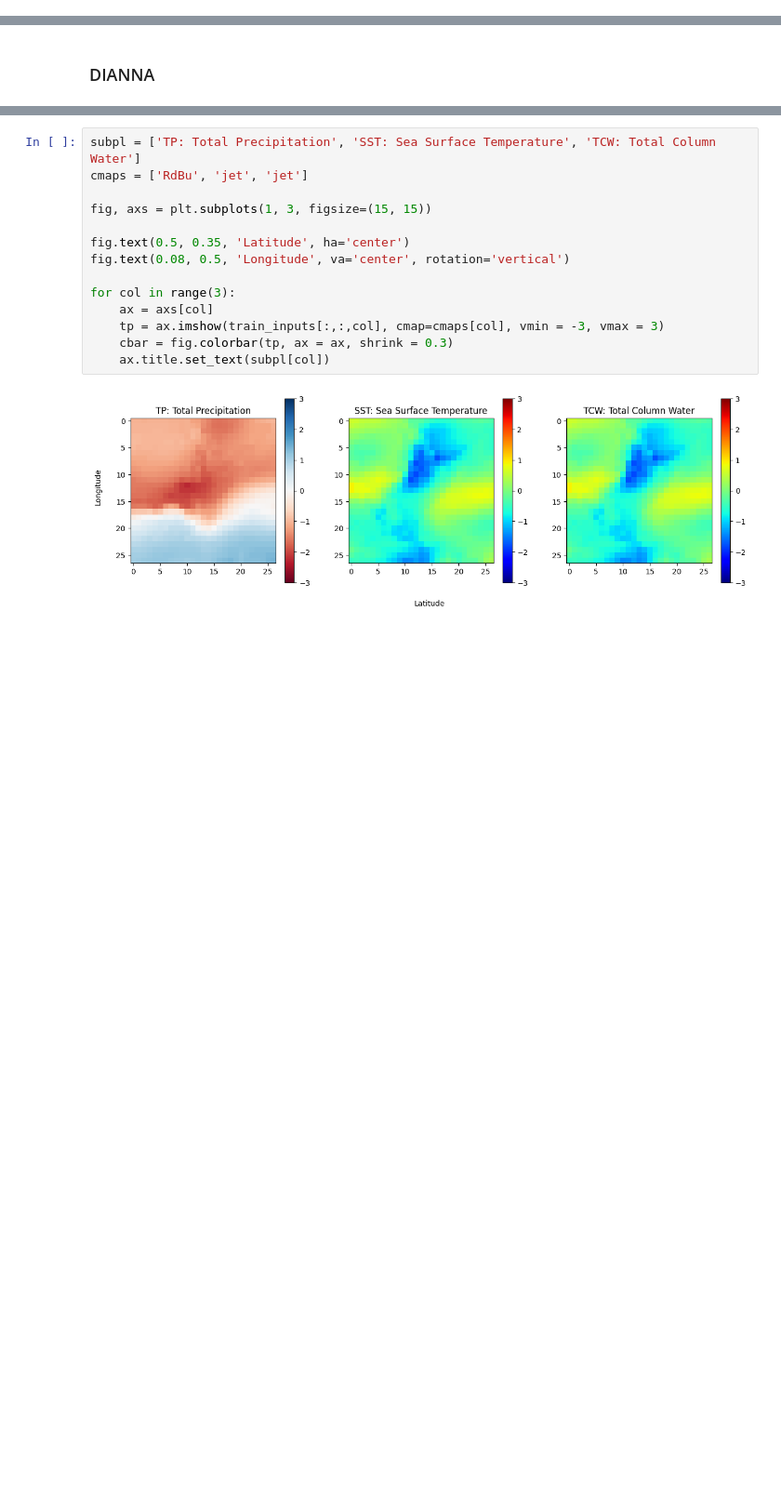
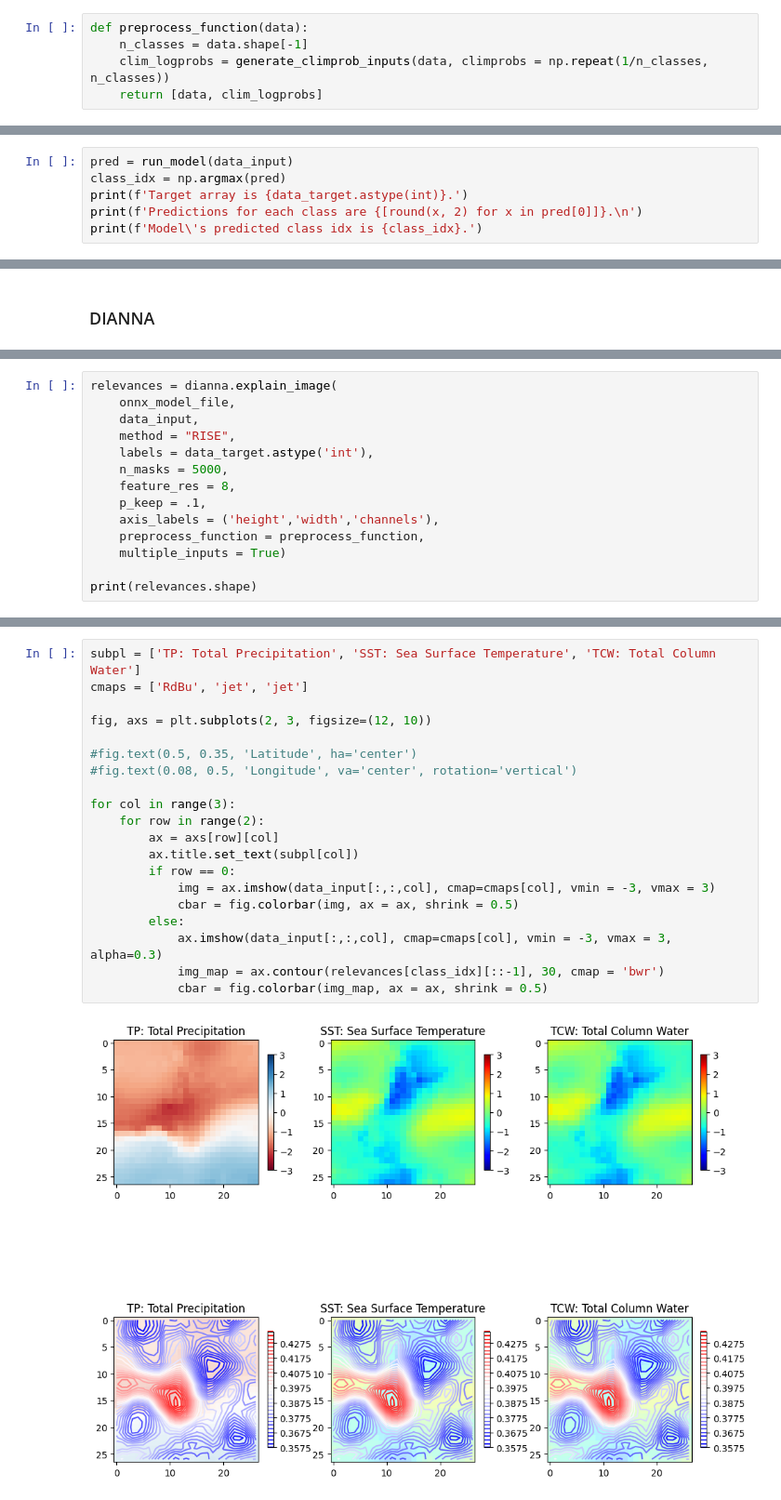
Before and after one commit to chiemvs/lorentz, a Jupyter notebook: dianna/dianna.ipynb, the cells around one changed output, grey strips where cells are left out. Shown at 93% size. Saved outputs shown, nothing was run; the diff lists cells and outputs as text; blank space fills up the shorter version.

```diff
--- a/dianna/dianna.ipynb
+++ b/dianna/dianna.ipynb
@@ -55,0 +90,5 @@ WARNING:tensorflow:From /home/gcrocioni/.local/lib/python3.8/site-packages/tf2on
+# %%
+def preprocess_function(data):
+    n_classes = data.shape[-1]
+    clim_logprobs = generate_climprob_inputs(data, climprobs = np.repeat(1/n_classes, n_classes))
+    return [data, clim_logprobs]
@@ -55,0 +113,6 @@ WARNING:tensorflow:From /home/gcrocioni/.local/lib/python3.8/site-packages/tf2on
+# %%
+pred = run_model(data_input)
+class_idx = np.argmax(pred)
+print(f'Target array is {data_target.astype(int)}.')
+print(f'Predictions for each class are {[round(x, 2) for x in pred[0]]}.\n')
+print(f'Model\'s predicted class idx is {class_idx}.')
@@ -66,0 +141,14 @@ Clipping input data to the valid range for imshow with RGB data ([0..1] for floa
+# %%
+relevances = dianna.explain_image(
+    onnx_model_file,
+    data_input,
+    method = "RISE",
+    labels = data_target.astype('int'),
+    n_masks = 5000,
+    feature_res = 8,
+    p_keep = .1,
+    axis_labels = ('height','width','channels'),
+    preprocess_function = preprocess_function,
+    multiple_inputs = True)
+
+print(relevances.shape)
@@ -67,16 +161,22 @@ Clipping input data to the valid range for imshow with RGB data ([0..1] for floa
 # %%
 subpl = ['TP: Total Precipitation', 'SST: Sea Surface Temperature', 'TCW: Total Column Water']
 cmaps = ['RdBu', 'jet', 'jet']
 
-fig, axs = plt.subplots(1, 3, figsize=(15, 15))
+fig, axs = plt.subplots(2, 3, figsize=(12, 10))
 
-fig.text(0.5, 0.35, 'Latitude', ha='center')
-fig.text(0.08, 0.5, 'Longitude', va='center', rotation='vertical')
+#fig.text(0.5, 0.35, 'Latitude', ha='center')
+#fig.text(0.08, 0.5, 'Longitude', va='center', rotation='vertical')
 
 for col in range(3):
-    ax = axs[col]
-    tp = ax.imshow(train_inputs[:,:,col], cmap=cmaps[col], vmin = -3, vmax = 3)
-    cbar = fig.colorbar(tp, ax = ax, shrink = 0.3)
-    ax.title.set_text(subpl[col])
+    for row in range(2):
+        ax = axs[row][col]
+        ax.title.set_text(subpl[col])
+        if row == 0:
+            img = ax.imshow(data_input[:,:,col], cmap=cmaps[col], vmin = -3, vmax = 3)
+            cbar = fig.colorbar(img, ax = ax, shrink = 0.5)
+        else:
+            ax.imshow(data_input[:,:,col], cmap=cmaps[col], vmin = -3, vmax = 3, alpha=0.3)
+            img_map = ax.contour(relevances[class_idx][::-1], 30, cmap = 'bwr')
+            cbar = fig.colorbar(img_map, ax = ax, shrink = 0.5)
 # %% [output]
-[figure, old version]
+[figure, new version]
```
Also changed, not shown: parts of 47 cells of this notebook.
